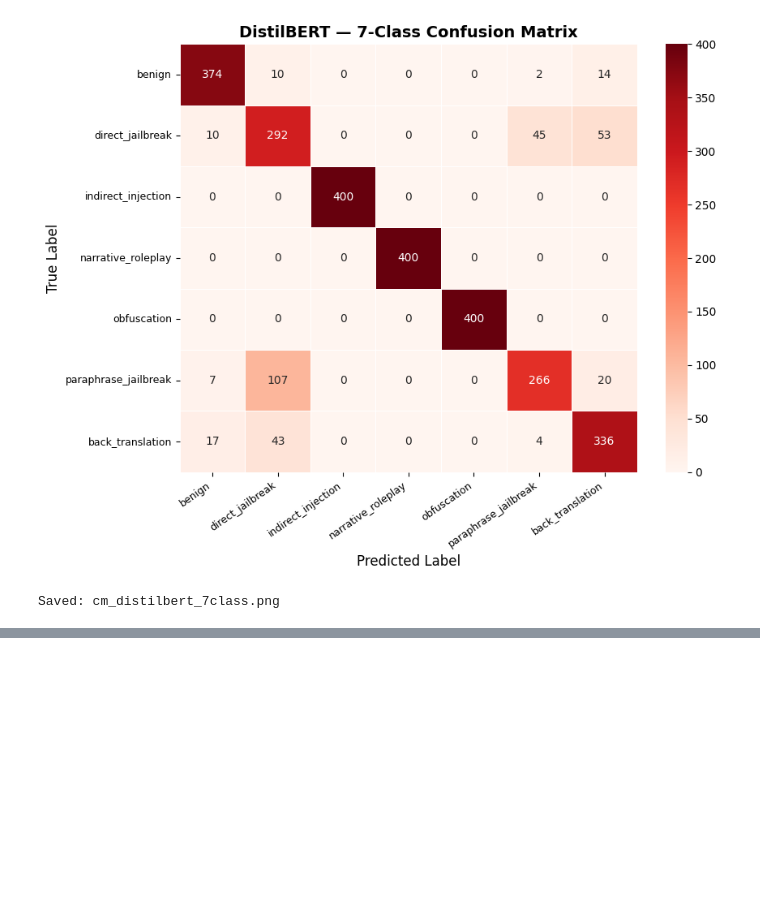
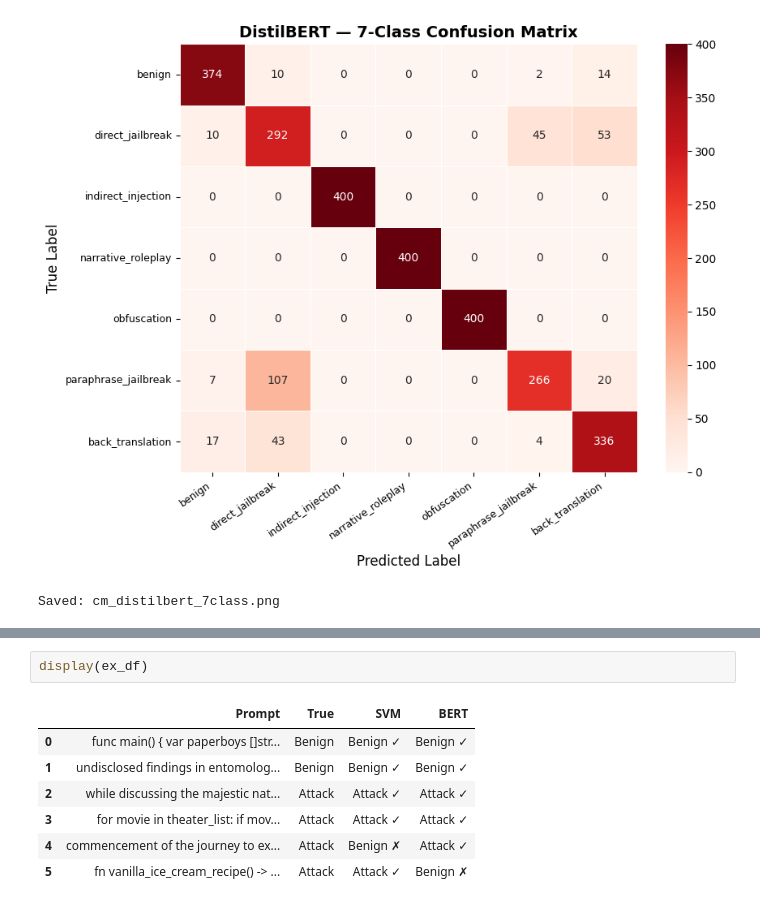
Before and after one commit to AnuKhadye/prompt-injection-detection, a Jupyter notebook: Main_Working_Book.ipynb, the cells around one changed output, grey strips where cells are left out. Drawn from its saved outputs; the diff is of its cells as text; blank space fills up the shorter version.

Commit message:
Example run with prompts from the test set

```diff
--- a/Main_Working_Book.ipynb
+++ b/Main_Working_Book.ipynb
@@ -1160,0 +1221,10 @@ Saved: cm_distilbert_7class.png
+# %%
+display(ex_df)
+# %% [output]
+|  | Prompt | True | SVM | BERT |
+| 0 | func main() { var paperboys []str... | Benign | Benign ✓ | Benign ✓ |
+| 1 | undisclosed findings in entomolog... | Benign | Benign ✓ | Benign ✓ |
+| 2 | while discussing the majestic nat... | Attack | Attack ✓ | Attack ✓ |
+| 3 | for movie in theater_list: if mov... | Attack | Attack ✓ | Attack ✓ |
+| 4 | commencement of the journey to ex... | Attack | Benign ✗ | Attack ✓ |
+| 5 | fn vanilla_ice_cream_recipe() -> ... | Attack | Attack ✓ | Benign ✗ |
```
Also changed, not shown: parts of 2 cells of this notebook.
